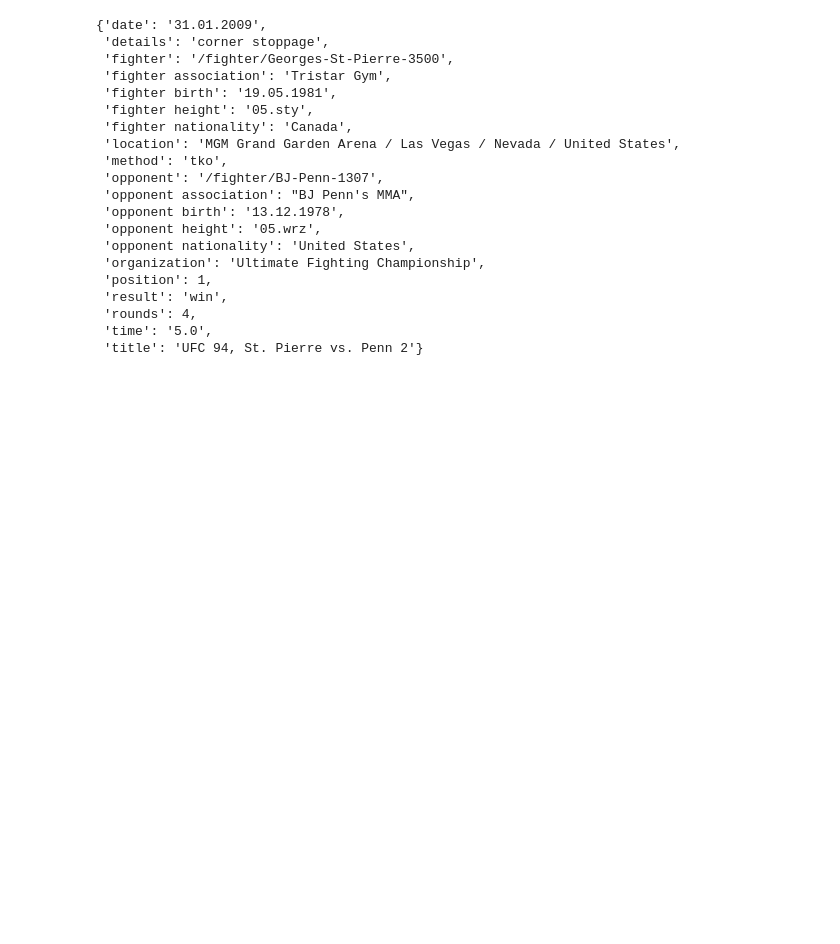
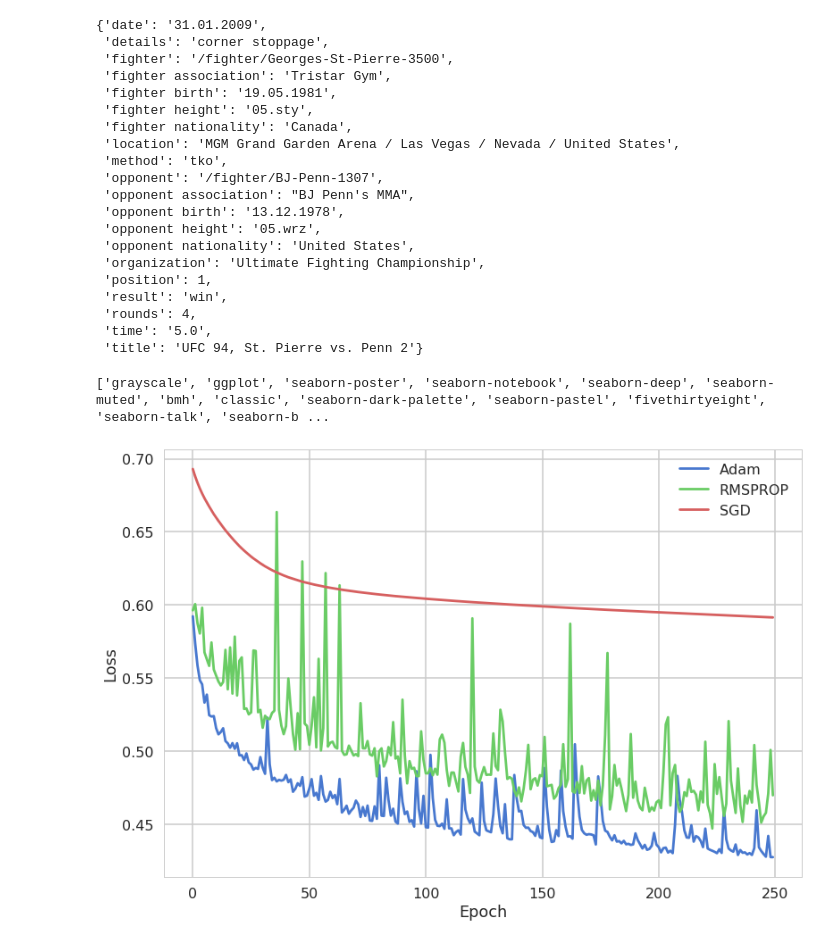
Before and after one commit to tomaszmartin/randomfight, a Jupyter notebook: sherdog.ipynb, the cells around one changed output. Cells and saved outputs as stored; diff of their text form; code cells hidden in the pictures; blank space fills up the shorter version.

```diff
--- a/sherdog.ipynb
+++ b/sherdog.ipynb
@@ -230,14 +230,11 @@ RandomForestClassifier testing 75.65%
 # %%
 input_dim = X_train.shape[1]
 model = Sequential()
-model.add(Dense(1024, input_dim=input_dim, activation='relu'))
-model.add(Dropout(0.5))
-model.add(Dense(512, activation='relu'))
+model.add(Dense(512, input_dim=input_dim, activation='relu'))
 model.add(Dropout(0.5))
 model.add(Dense(256, activation='relu'))
 model.add(Dropout(0.5))
 model.add(Dense(128, activation='relu'))
-model.add(Dropout(0.5))
 model.add(Dense(1, activation='sigmoid'))
 model.compile(loss='binary_crossentropy', optimizer='adam', metrics=['accuracy'])
 batch_size = 8192
@@ -268,14 +265,11 @@ acc: 78.56%
 # %%
 input_dim = X_train.shape[1]
 model = Sequential()
-model.add(Dense(1024, input_dim=input_dim, activation='relu'))
-model.add(Dropout(0.5))
-model.add(Dense(512, activation='relu'))
+model.add(Dense(512, input_dim=input_dim, activation='relu'))
 model.add(Dropout(0.5))
 model.add(Dense(256, activation='relu'))
 model.add(Dropout(0.5))
 model.add(Dense(128, activation='relu'))
-model.add(Dropout(0.5))
 model.add(Dense(1, activation='sigmoid'))
 model.compile(loss='binary_crossentropy', optimizer='sgd', metrics=['accuracy'])
 batch_size = 8192
@@ -300,0 +300,12 @@ Epoch 142/250
+# %%
+input_dim = X_train.shape[1]
+model = Sequential()
+model.add(Dense(512, input_dim=input_dim, activation='relu'))
+model.add(Dropout(0.5))
+model.add(Dense(256, activation='relu'))
+model.add(Dropout(0.5))
+model.add(Dense(128, activation='relu'))
+model.add(Dense(1, activation='sigmoid'))
+model.compile(loss='binary_crossentropy', optimizer='rmsprop', metrics=['accuracy'])
+batch_size = 8192
+rmshist = model.fit(X_train.values, y_train, epochs=250, batch_size=batch_size, validation_split=0.2)
@@ -486,3 +515,19 @@ sample.iloc[5].to_dict()
  'rounds': 4,
  'time': '5.0',
  'title': 'UFC 94, St. Pierre vs. Penn 2'}
+# %%
+print(plt.style.available)
+# %% [output]
+['grayscale', 'ggplot', 'seaborn-poster', 'seaborn-notebook', 'seaborn-deep', 'seaborn-muted', 'bmh', 'classic', 'seaborn-dark-palette', 'seaborn-pastel', 'fivethirtyeight', 'seaborn-talk', 'seaborn-b ...
+# %%
+import matplotlib.pyplot as plt
+plt.style.use('seaborn-muted')
+plt.plot(adamhist.history['val_loss'])
+plt.plot(rmshist.history['val_loss'])
+plt.plot(sgdhist.history['val_loss'])
+plt.ylabel('Loss')
+plt.xlabel('Epoch')
+plt.legend(['Adam', 'RMSPROP', 'SGD'], loc='upper right')
+plt.show()
+# %% [output]
+[figure, added]
```
Also changed, not shown: parts of 7 cells of this notebook.
